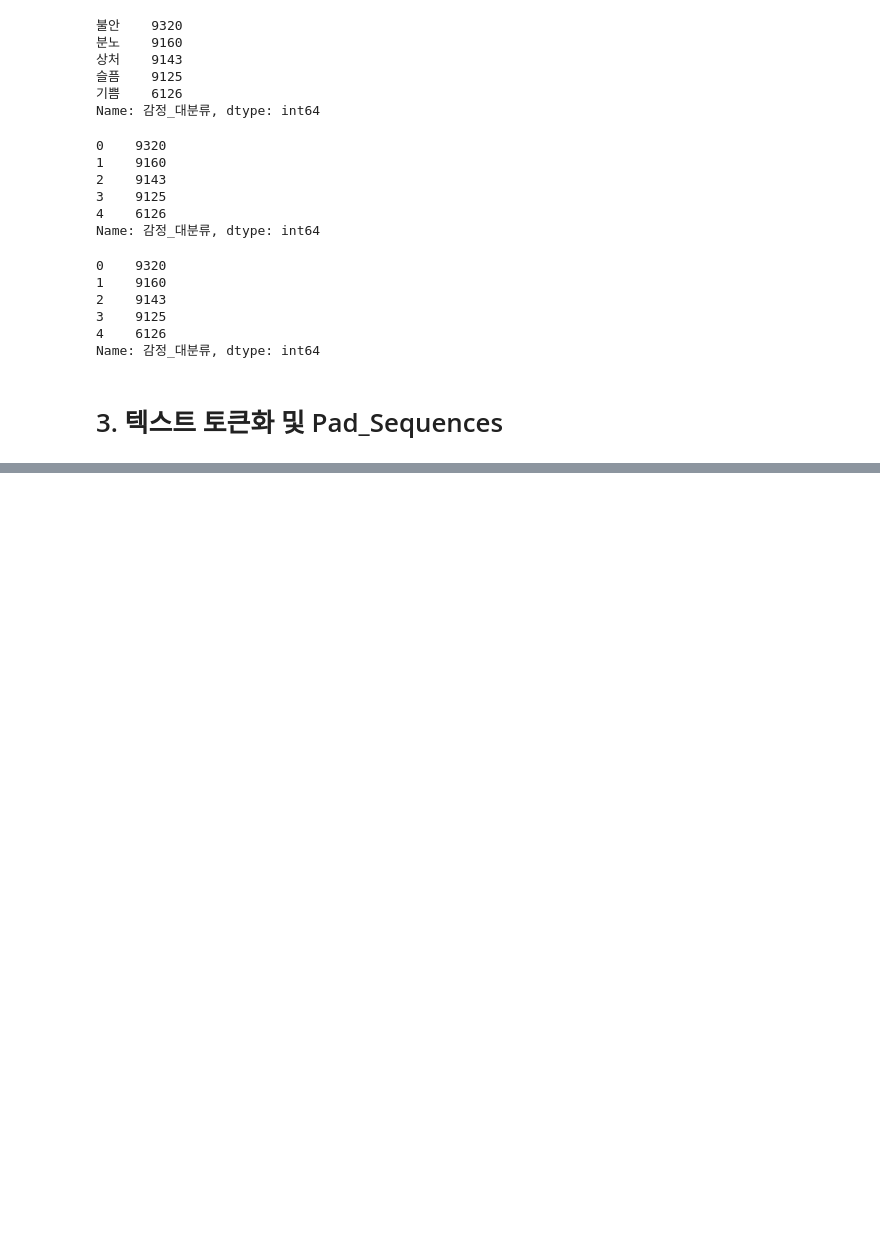
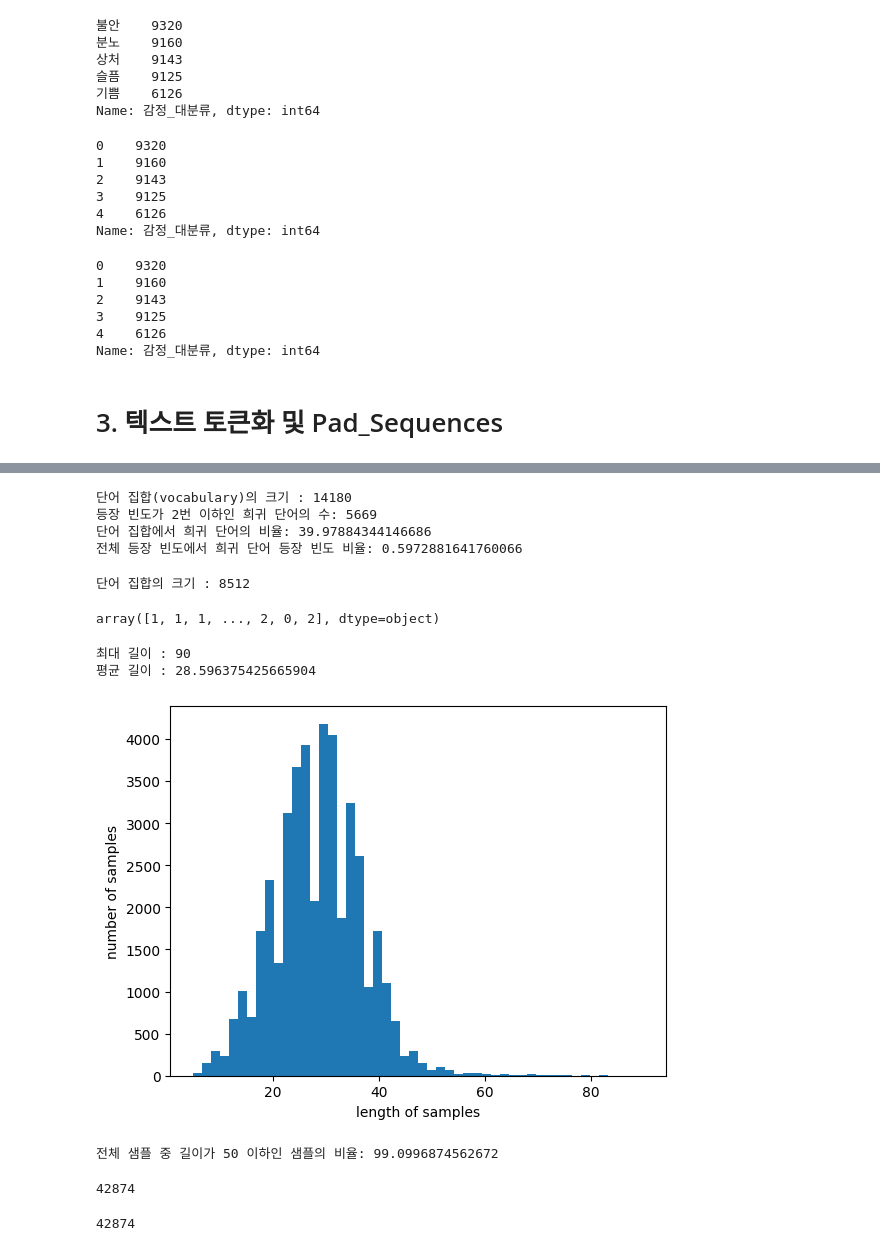
Before and after one commit to malcano/deeplearning_mini_pj, a Jupyter notebook: minsoo/stopwords_change.ipynb, the cells around one changed output, grey strips where cells are left out. Saved outputs shown, nothing was run; the diff lists cells and outputs as text; code cells hidden in the pictures; blank space fills up the shorter version.

```diff
--- a/minsoo/stopwords_change.ipynb
+++ b/minsoo/stopwords_change.ipynb
@@ -115,7 +129,7 @@ from sklearn.pipeline import Pipeline
 from sklearn.linear_model import LogisticRegression
 from sklearn.metrics import accuracy_score, roc_auc_score
 # %%
-stopwords = ['의','가','이','은','들','는','좀','잘','걍','과','도','를','으로','자','에','와','한','하다']
+stopwords = ['의','가','이','은','들','는','좀','잘','걍','과','도','를','으로','자','에','와','한','하다','을','한테']
 # %%
 okt = Okt()
 # %%
@@ -137,0 +150,34 @@ print(tokenizer.word_index)
+# %%
+threshold = 3
+total_cnt = len(tokenizer.word_index) # 단어의 수
+rare_cnt = 0 # 등장 빈도수가 threshold보다 작은 단어의 개수를 카운트
+total_freq = 0 # 훈련 데이터의 전체 단어 빈도수 총 합
+rare_freq = 0 # 등장 빈도수가 threshold보다 작은 단어의 등장 빈도수의 총 합
+
+# 단어와 빈도수의 쌍(pair)을 key와 value로 받는다.
+for key, value in tokenizer.word_counts.items():
+    total_freq = total_freq + value
+
+    # 단어의 등장 빈도수가 threshold보다 작으면
+    if(value < threshold):
+        rare_cnt = rare_cnt + 1
+        rare_freq = rare_freq + value
+
+print('단어 집합(vocabulary)의 크기 :',total_cnt)
+print('등장 빈도가 %s번 이하인 희귀 단어의 수: %s'%(threshold - 1, rare_cnt))
+print("단어 집합에서 희귀 단어의 비율:", (rare_cnt / total_cnt)*100)
+print("전체 등장 빈도에서 희귀 단어 등장 빈도 비율:", (rare_freq / total_freq)*100)
+# %% [output]
+단어 집합(vocabulary)의 크기 : 14180
+등장 빈도가 2번 이하인 희귀 단어의 수: 5669
+단어 집합에서 희귀 단어의 비율: 39.97884344146686
+전체 등장 빈도에서 희귀 단어 등장 빈도 비율: 0.5972881641760066
+# %%
+vocab_size = total_cnt - rare_cnt + 1
+print('단어 집합의 크기 :',vocab_size)
+# %% [output]
+단어 집합의 크기 : 8512
+# %%
+tokenizer = Tokenizer(vocab_size)
+tokenizer.fit_on_texts(tokenized_X_train)
+X_train = tokenizer.texts_to_sequences(tokenized_X_train)
@@ -137,0 +188,17 @@ print(tokenizer.word_index)
+# %%
+y_train
+# %% [output]
+array([1, 1, 1, ..., 2, 0, 2], dtype=object)
+# %%
+import matplotlib.pyplot as plt
+
+print('최대 길이 :',max(len(review) for review in X_train))
+print('평균 길이 :',sum(map(len, X_train))/len(X_train))
+plt.hist([len(review) for review in X_train], bins=50)
+plt.xlabel('length of samples')
+plt.ylabel('number of samples')
+plt.show()
+# %% [output]
+최대 길이 : 90
+평균 길이 : 28.596375425665904
+[figure, added]
@@ -137,0 +212,5 @@ print(tokenizer.word_index)
+# %%
+max_len = 50
+below_threshold_len(max_len, X_train)
+# %% [output]
+전체 샘플 중 길이가 50 이하인 샘플의 비율: 99.0996874562672
@@ -137,0 +219,8 @@ print(tokenizer.word_index)
+# %%
+len(y_train)
+# %% [output]
+42874
+# %%
+len(X_train)
+# %% [output]
+42874
```
Also changed, not shown: parts of 33 cells of this notebook, 4 other files.
